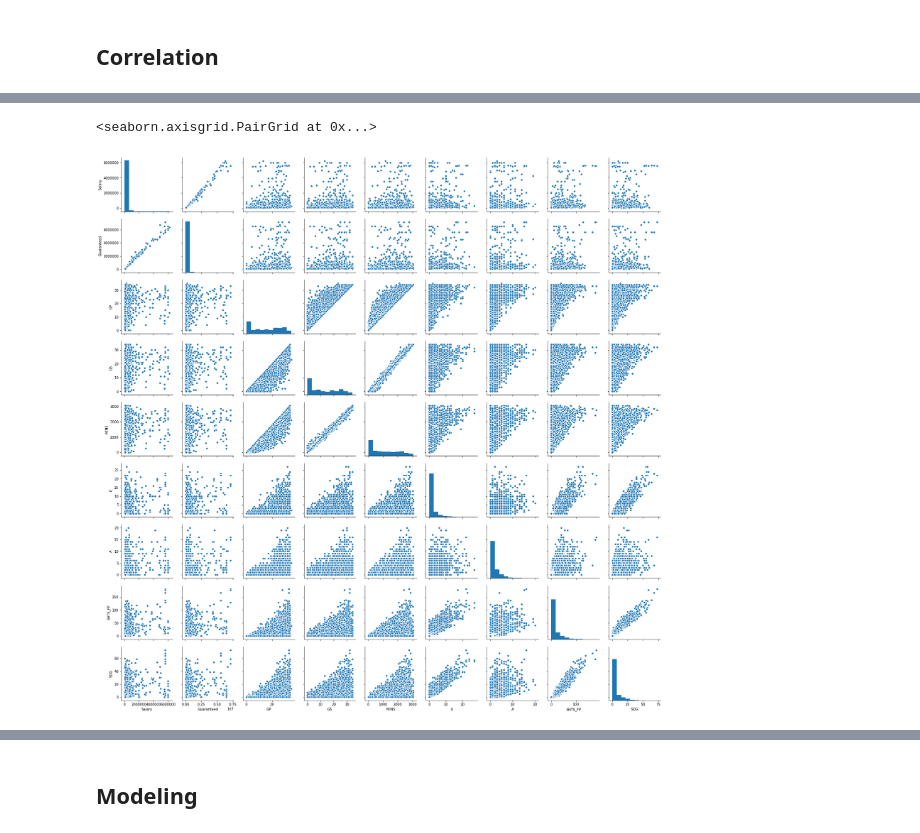
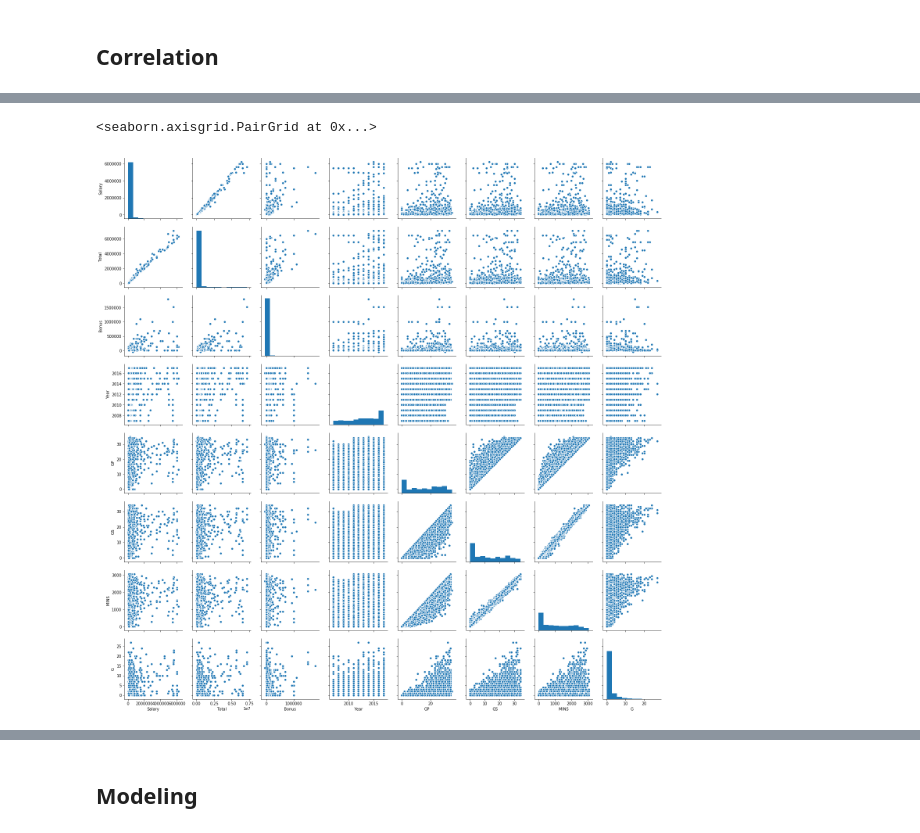
Before and after one commit to cneiderer/Class_Projects, a Jupyter notebook: Project_2/ModelBuilding.ipynb, the cells around one changed output, grey strips where cells are left out. Saved outputs shown, nothing was run; the diff lists cells and outputs as text; code cells hidden in the pictures.

```diff
--- a/Project_2/ModelBuilding.ipynb
+++ b/Project_2/ModelBuilding.ipynb
@@ -106 +110,15 @@ for col in int_cols:
+# %%
+# Rename columns that have spaces in names
+df.rename(columns={'Base Salary': 'Salary',
+                   'Guaranteed Compensation': 'Total',
+                   'First Name': 'First',
+                   'Last Name': 'Last'}, inplace=True)
+# %%
+# Reorder and drop useless predictors
+col_order = ['Salary', 'Total', 'Year', 'Club', 'POS', 'GP', 'GS', 'MINS',
+             'G', 'A', 'SHTS_FP', 'SOG', 'GWG', 'HmG', 'RdG', 'Gp90', 'SCpct',
+             'GWA', 'HmA', 'RdA', 'Ap90', 'SOGpct', 'FC', 'FS', 'OFF', 'YC',
+             'RC', 'PKG_FP', 'PKA_FP', 'SHTS_GK', 'SV', 'GA', 'GAA', 'W', 'L',
+             'T', 'ShO', 'Wpct', 'SvPct', 'PKG_GK', 'PKA_GK']
+df = df.reindex(columns=col_order)
 # %%
@@ -128,7 +143,0 @@ df.sample(20)
-# %%
-df.rename(columns={'Base Salary': 'Salary',
-                   'Guaranteed Compensation': 'Guaranteed',
-                   'First Name': 'First',
-                   'Last Name': 'Last'}, inplace=True)
-
-# df =
@@ -162,0 +152,3 @@ ceil(df.shape[1] / 10)
+# %%
+# Create Bonus column
+df.insert(2, 'Bonus', df['Total'] - df['Salary'])
@@ -189,8 +264,8 @@ gidx = df.columns.get_loc('Guaranteed')
 # %%
 # Plot all of the variable-to-variable relations as scatterplots
-cols = [sidx, gidx] + list(np.arange(0, 10))
+cols = [0, 1] + list(np.arange(2, 10))
 sns.pairplot(df.iloc[:, cols])
 # %% [output]
 <seaborn.axisgrid.PairGrid at 0x...>
-[figure, old version]
+[figure, new version]
 # %%
```
Also changed, not shown: parts of 64 cells of this notebook, 1 other file.
